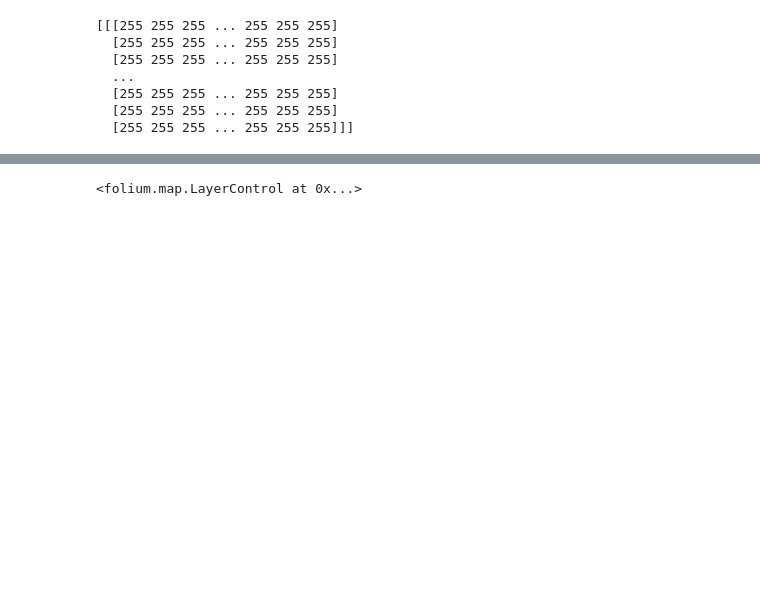
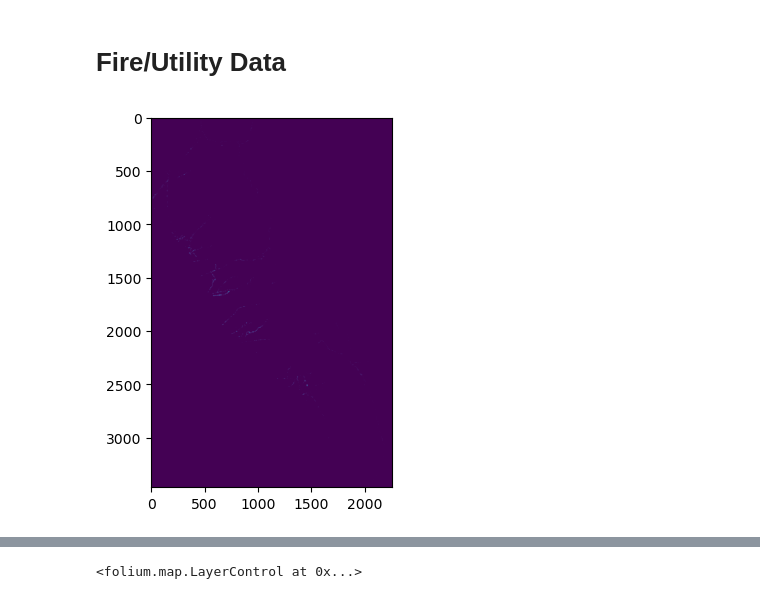
Before and after one commit to ozanbayiz/WIRED-utility, a Jupyter notebook: folium.ipynb, the cells around one changed output, grey strips where cells are left out. Drawn from its saved outputs; the diff is of its cells as text; code cells hidden in the pictures; blank space fills up the shorter version.

```diff
--- a/folium.ipynb
+++ b/folium.ipynb
@@ -10,7 +19,14 @@ from folium.raster_layers import ImageOverlay
 # %%
-ignition_path = "./data/sierra_nevada_geoms/sierra_nevada_fire_ignitions.geojson"
-perimeter_path = "./data/sierra_nevada_geoms/sierra_nevada_fire_ignitions.geojson"
-utility_path = "./data/sierra_nevada_geoms/sierra_nevada_utility_lines.geojson"
-sierra_nevada_shape_path = "./utils/sierra_nevada_boundary.geojson"
-geoserver_url = "https://sparcal.sdsc.edu/geoserver/rrk_sn/wms?"
-#?service=WMS&version=1.1.0&request=GetMap&layers=rrk_sn%3A{0}&bbox=-189989.99999999814%2C-326400.0%2C202890.00000000186%2C442800.0&width=392&height=768&srs=EPSG%3A3310&styles=&format=image%2Ftiff"
+GEOSERVER_URL = "https://sparcal.sdsc.edu/geoserver/rrk_sn/wms?"
+
+# directory information for local data
+DATA_DIR = "data/"
+UTILS_DIR = "utils/"
+SN_DIR = DATA_DIR + "sierra_nevada/"
+
+IGNITION_PATH = SN_DIR + "sierra_nevada_fire_ignitions.geojson"
+PERIMETER_PATH = SN_DIR + "sierra_nevada_fire_perimeters.geojson"
+UTILITY_PATH = SN_DIR + "sierra_nevada_utility_lines.geojson"
+
+SN_SHAPE_PATH = UTILS_DIR + "sierra_nevada_boundary.geojson"
+SN_SHAPE = gpd.read_file(SN_SHAPE_PATH).to_crs(epsg=4326).loc[0, 'geometry']
@@ -30,17 +33,25 @@ above_carbon_url = geoserver_url.format("F3_AbovegroundLiveTreeCarbon_2021")
+# %% [markdown]
+# Fire/Utility Data
 # %%
-ignition_df = gpd.read_file(ignition_path).to_crs(epsg=4326)
-perimeter_df = gpd.read_file(perimeter_path).to_crs(epsg=4326)
-utility_df = gpd.read_file(utility_path).to_crs(epsg=4326)
-sierra_nevada_shape = gpd.read_file(sierra_nevada_shape_path).to_crs(epsg=4326).loc[0, 'geometry']
+ignition_df = gpd.read_file(IGNITION_PATH).to_crs(epsg=4326)
+perimeter_df = gpd.read_file(PERIMETER_PATH).to_crs(epsg=4326)
+utility_df = gpd.read_file(UTILITY_PATH).to_crs(epsg=4326)
+buffered_ignition = gpd.read_file(IGNITION_PATH).buffer(500).to_crs(epsg=4326)
-# %%
-with rasterio.open("./data/rrk_sn-F3_AbovegroundLiveTreeCarbon_2021.tif") as img:
-    data = img.read()
-print(data)
-# %% [output]
-[[[255 255 255 ... 255 255 255]
-  [255 255 255 ... 255 255 255]
-  [255 255 255 ... 255 255 255]
-  ...
-  [255 255 255 ... 255 255 255]
-  [255 255 255 ... 255 255 255]
-  [255 255 255 ... 255 255 255]]]
+# %%
+# utility lines
+utility_layer = folium.GeoJson(utility_df, name="Transmission Lines")
+
+# Folium Heatmap (unused but here's the code)
+ignition_df['LATITUDE'] = ignition_df.geometry.y
+ignition_df['LONGITUDE'] = ignition_df.geometry.x
+ignition_coords = ignition_df[['LATITUDE', 'LONGITUDE']].values.tolist()
+ignition_heatmap_layer = HeatMap(ignition_coords, name="Ignition Points")
+
+# Heatmaps with Vector To Heatmap Overlay Function
+perimeter_heatmap = vector_to_heatmap_overlay(perimeter_df['geometry'], "Fire Perimeters", SN_SHAPE)
+ignition_heatmap = vector_to_heatmap_overlay(buffered_ignition, "Fire Ignition Points", SN_SHAPE)
+
+# save all to list
+fire_utility_layers = [utility_layer, perimeter_heatmap, ignition_heatmap]
+# %% [output]
+[figure, added]
```
Also changed, not shown: parts of 12 cells of this notebook.
